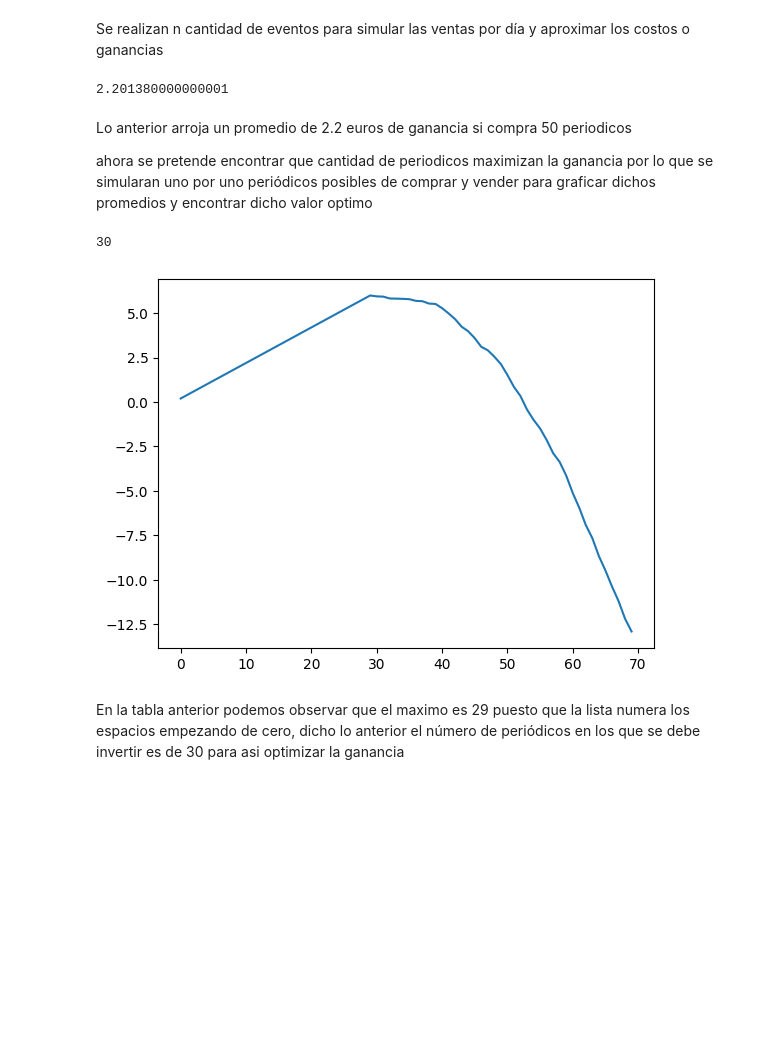
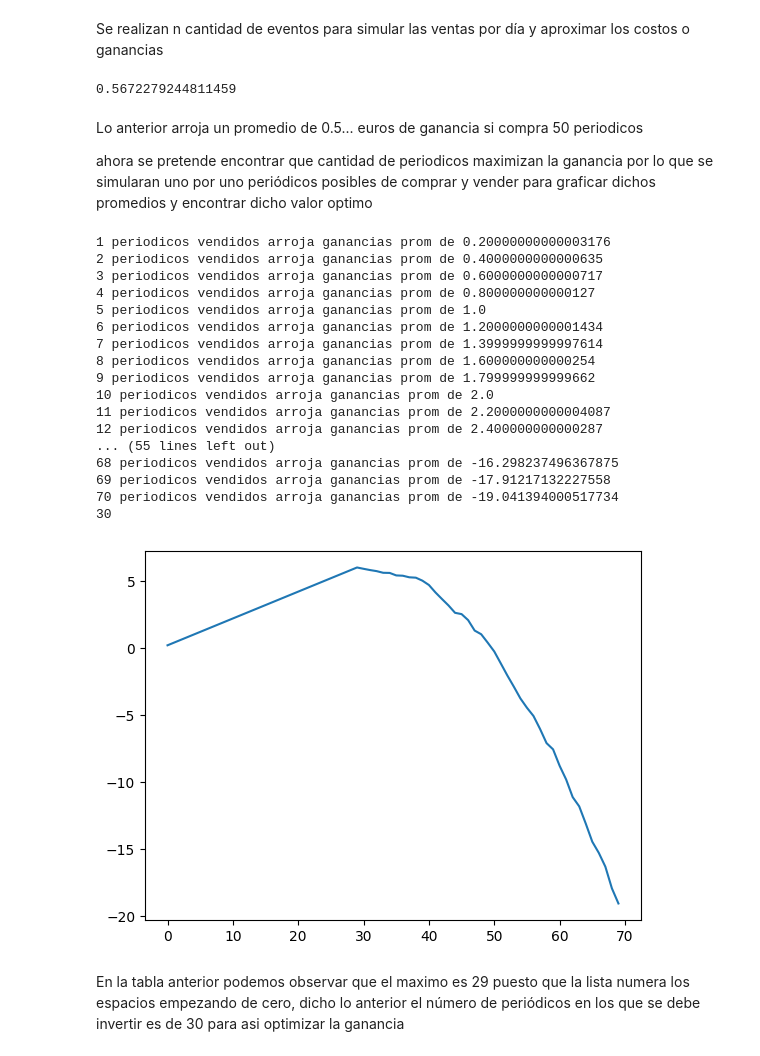
Before and after one commit to PoloVlzq/EXAMEN, a Jupyter notebook: Problema_25.ipynb, the cells around one changed output. Cells and saved outputs as stored; diff of their text form; code cells hidden in the pictures; blank space fills up the shorter version.

```diff
--- a/Problema_25.ipynb
+++ b/Problema_25.ipynb
@@ -22,7 +22,7 @@ nn=100
 ii=1
 while ii<=nn:
   #cantidad de eventos
-  n=100000
+  n=10000
   #paso
   i=1
   #numero de periodicos comprado
@@ -35,6 +35,7 @@ while ii<=nn:
   gans=[]
   #numero de periodicos para reciclar
   rec=0
+  nv=0
   while n>=i:
 
     p=rd.randrange(100)
@@ -45,6 +46,7 @@ while ii<=nn:
       else:
         v=vs[0]*1.1
         rec=rec+r
+        nv=nv+r
     if p>=20 and p<45:
       r=per-vs[1]
       if r<=0:
@@ -52,6 +54,7 @@ while ii<=nn:
       else:
         v=vs[1]*1.1
         rec=rec+r
+        nv=nv+r
     if p>=45 and p<70:
       r=per-vs[2]
       if r<=0:
@@ -59,6 +62,7 @@ while ii<=nn:
       else:
         v=vs[2]*1.1
         rec=rec+r
+        nv=nv+r
     if p>=70 and p<90:
       r=per-vs[3]
       if r<=0:
@@ -66,6 +70,7 @@ while ii<=nn:
       else:
         v=vs[3]*1.1
         rec=rec+r
+        nv=nv+r
     if p>=90:
       r=per-vs[4]
       if r<=0:
@@ -73,12 +78,14 @@ while ii<=nn:
       else:
         v=vs[4]*1.1
         rec=rec+r
+        nv=nv+r
     rec=rec/10
     #print (v)
     #print (cost)
     #print(rec)
     Rec=rec/10
-    g=v-cost-rec
+    nv=nv*0.2
+    g=v-cost-rec-nv
     gans.append(g)
     rec=0
     i=i+1
@@ -95,9 +102,9 @@ ss=sum(gproms)
 result=ss/len(gproms)
 print (result)
 # %% [output]
-2.201380000000001
+0.5672279244811459
 # %% [markdown]
-Lo anterior arroja un promedio de 2.2 euros de ganancia si compra 50 periodicos
+Lo anterior arroja un promedio de 0.5... euros de ganancia si compra 50 periodicos
 
 ahora se pretende encontrar que cantidad de periodicos maximizan la ganancia por lo que se simularan uno por uno periódicos posibles de comprar y vender para graficar dichos promedios y encontrar dicho valor optimo
 # %%
@@ -120,6 +127,7 @@ while per<=70:
   gans=[]
   #numero de periodicos para reciclar
   rec=0
+  nv=0
   while n>=i:
     p=rd.randrange(100)
     if p<20:
@@ -129,6 +137,7 @@ while per<=70:
       else:
         v=vs[0]*1.1
         rec=rec+r
+        nv=nv+r
     if p>=20 and p<45:
       r=per-vs[1]
       if r<=0:
@@ -136,6 +145,7 @@ while per<=70:
       else:
         v=vs[1]*1.1
         rec=rec+r
+        nv=nv+r
     if p>=45 and p<70:
       r=per-vs[2]
       if r<=0:
@@ -143,38 +153,56 @@ while per<=70:
       else:
         v=vs[2]*1.1
         rec=rec+r
+        nv=nv+r
     if p>=70 and p<90:
       r=per-vs[3]
       if r<=0:
         v=per*1.1
       else:
         v=vs[3]*1.1
         rec=rec+r
+        nv=nv+r
     if p>=90:
       r=per-vs[4]
       if r<=0:
         v=per*1.1
       else:
         v=vs[4]*1.1
         rec=rec+r
+        nv=nv+r
     rec=rec/10
-    Rec=rec/10
-    g=v-cost-rec
+    nv=nv*0.2
+    g=v-cost-rec-nv
     gans.append(g)
-    rec=0
     i=i+1
   s=sum(gans)
   prom=s/len(gans)
   prs.append(prom)
-  #print(per,"periodicos vendidos arroja ganancias prom de",prom)
+  print(per,"periodicos vendidos arroja ganancias prom de",prom)
   per=per+1
 #lugar donde se encuentra el maximo de todos los n cantidad de peridodicos vendidos
 #notese que se suma 1 puesto que la lista contabiliza lugares desde cero
 print(prs.index(max(prs))+1)
 plt.plot(prs)
 plt.show(prs)
 # %% [output]
+1 periodicos vendidos arroja ganancias prom de 0.20000000000003176
+2 periodicos vendidos arroja ganancias prom de 0.4000000000000635
+3 periodicos vendidos arroja ganancias prom de 0.6000000000000717
+4 periodicos vendidos arroja ganancias prom de 0.800000000000127
+5 periodicos vendidos arroja ganancias prom de 1.0
+6 periodicos vendidos arroja ganancias prom de 1.2000000000001434
+7 periodicos vendidos arroja ganancias prom de 1.3999999999997614
+8 periodicos vendidos arroja ganancias prom de 1.600000000000254
+9 periodicos vendidos arroja ganancias prom de 1.799999999999662
+10 periodicos vendidos arroja ganancias prom de 2.0
+11 periodicos vendidos arroja ganancias prom de 2.2000000000004087
+12 periodicos vendidos arroja ganancias prom de 2.400000000000287
+... (55 lines left out)
+68 periodicos vendidos arroja ganancias prom de -16.298237496367875
+69 periodicos vendidos arroja ganancias prom de -17.91217132227558
+70 periodicos vendidos arroja ganancias prom de -19.041394000517734
 30
-[figure, old version]
+[figure, new version]
 # %% [markdown]
 En la tabla anterior podemos observar que el maximo es 29 puesto que la lista numera los espacios empezando de cero, dicho lo anterior el número de periódicos en los que se debe invertir es de 30 para asi optimizar la ganancia
```
